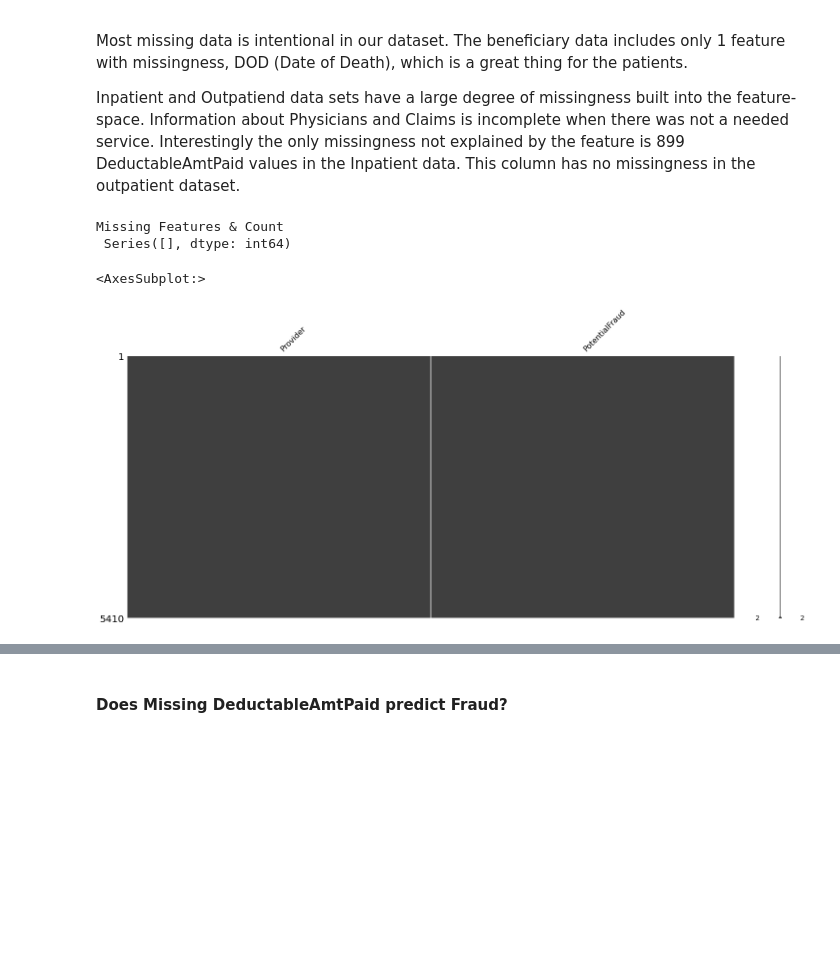
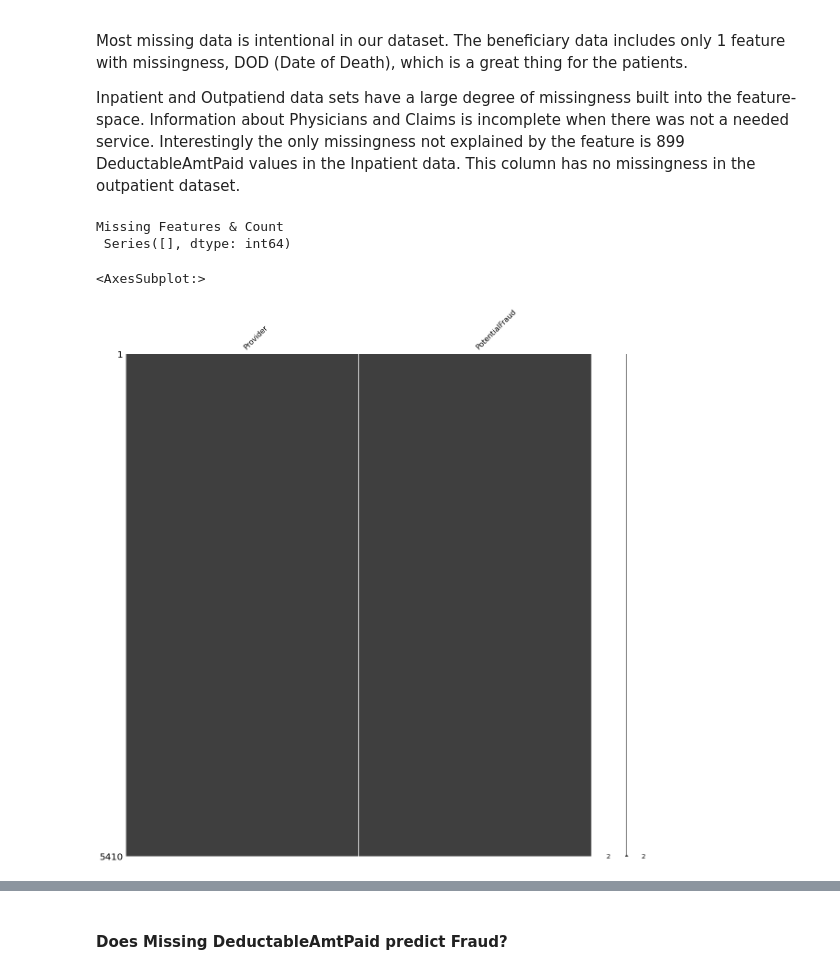
Before and after one commit to jwelch1123/healthcare_fraud_detection, a Jupyter notebook: healthcare_fraud.ipynb, the cells around one changed output, grey strips where cells are left out. Drawn from its saved outputs; the diff is of its cells as text; code cells hidden in the pictures; blank space fills up the shorter version.

```diff
--- a/healthcare_fraud.ipynb
+++ b/healthcare_fraud.ipynb
@@ -143,15 +145,15 @@ Inpatient and Outpatiend data sets have a large degree of missingness built into
 # %%
 missing = data_dict['Train'].isna().sum(axis=0).sort_values(ascending=False)
 print("Missing Features & Count\n",missing[missing!=0])
-fig = msno.matrix(data_dict['Train'])
+fig = msno.matrix(data_dict['Train'], figsize=(20,20))
 fig_copy = fig.get_figure()
 fig_copy.savefig('./graphics/msno_provider.png')
 fig
 # %% [output]
 Missing Features & Count
  Series([], dtype: int64)
 <AxesSubplot:>
-[figure, old version]
+[figure, new version]
 # %%
 missing = data_dict['Train_Beneficiarydata'].isna().sum(axis=0).sort_values(ascending=False)
 print("Missing Features & Count\n",missing[missing!=0])
```
Also changed, not shown: parts of 43 cells of this notebook, 10 other files.
